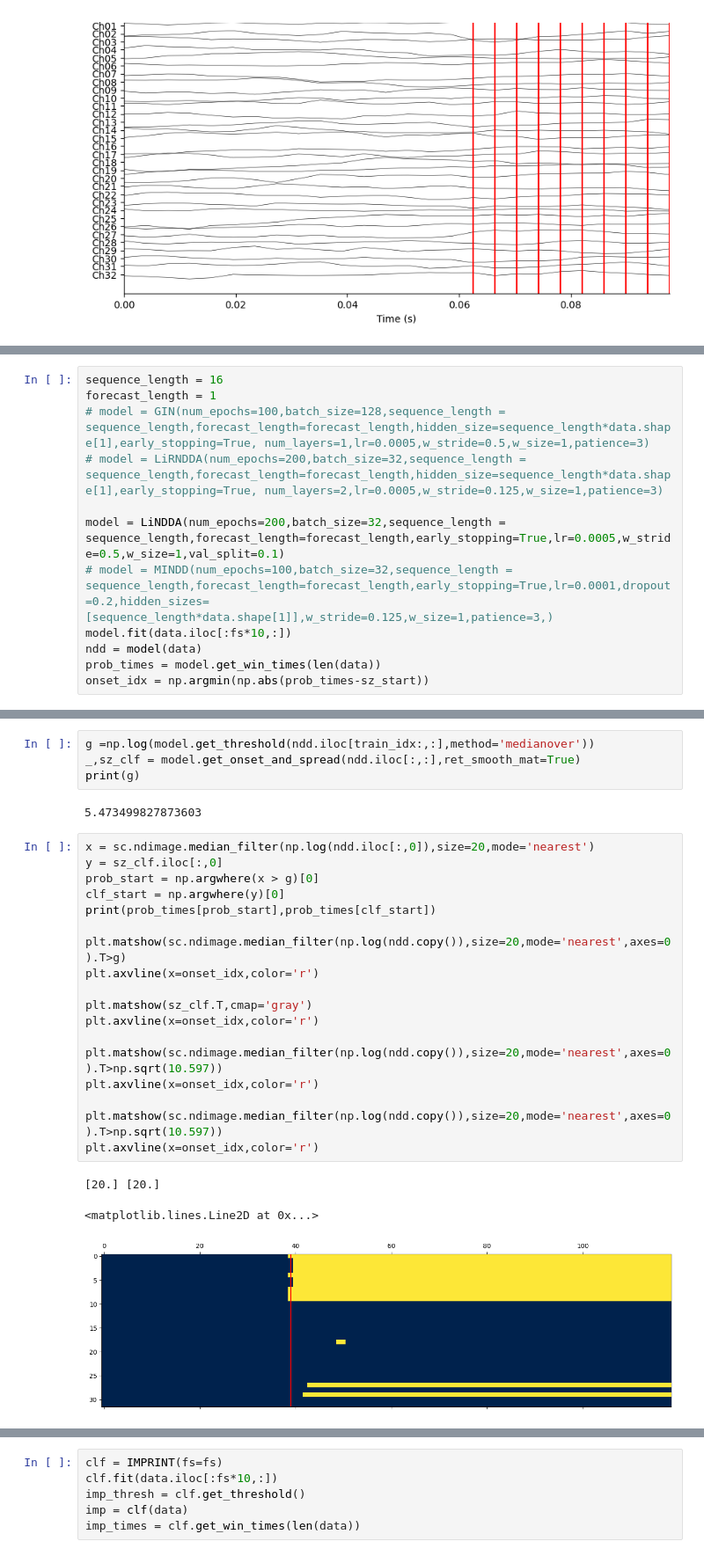
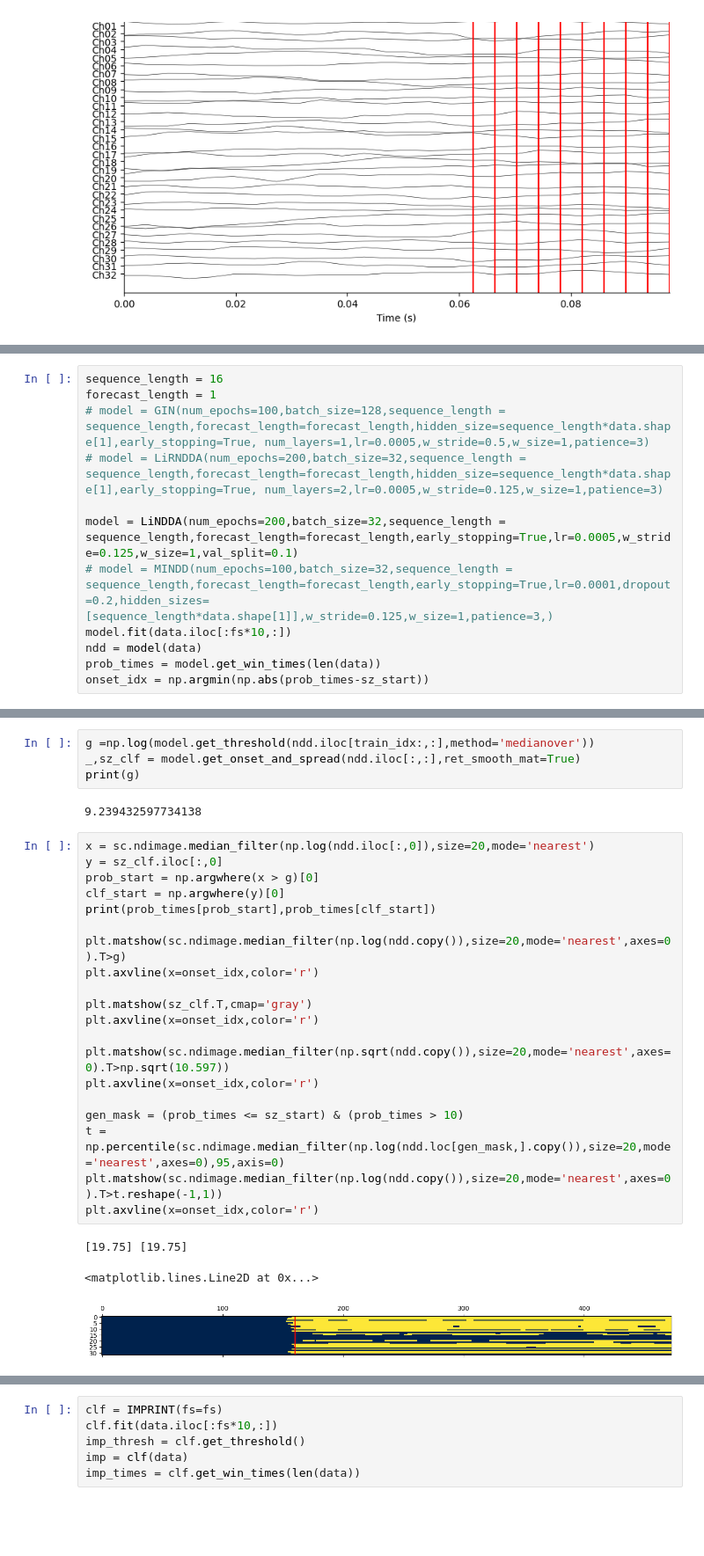
Before and after one commit to wojemann/DynaSD, a Jupyter notebook: examples/test_sim.ipynb, the cells around one changed output, grey strips where cells are left out. Shown at 88% size. Saved outputs shown, nothing was run; the diff lists cells and outputs as text; blank space fills up the shorter version.

```diff
--- a/examples/test_sim.ipynb
+++ b/examples/test_sim.ipynb
@@ -237,7 +237,7 @@ forecast_length = 1
 # model = GIN(num_epochs=100,batch_size=128,sequence_length = sequence_length,forecast_length=forecast_length,hidden_size=sequence_length*data.shape[1],early_stopping=True, num_layers=1,lr=0.0005,w_stride=0.5,w_size=1,patience=3)
 # model = LiRNDDA(num_epochs=200,batch_size=32,sequence_length = sequence_length,forecast_length=forecast_length,hidden_size=sequence_length*data.shape[1],early_stopping=True, num_layers=2,lr=0.0005,w_stride=0.125,w_size=1,patience=3)
 
-model = LiNDDA(num_epochs=200,batch_size=32,sequence_length = sequence_length,forecast_length=forecast_length,early_stopping=True,lr=0.0005,w_stride=0.5,w_size=1,val_split=0.1)
+model = LiNDDA(num_epochs=200,batch_size=32,sequence_length = sequence_length,forecast_length=forecast_length,early_stopping=True,lr=0.0005,w_stride=0.125,w_size=1,val_split=0.1)
 # model = MINDD(num_epochs=100,batch_size=32,sequence_length = sequence_length,forecast_length=forecast_length,early_stopping=True,lr=0.0001,dropout=0.2,hidden_sizes=[sequence_length*data.shape[1]],w_stride=0.125,w_size=1,patience=3,)
 model.fit(data.iloc[:fs*10,:])
 ndd = model(data)
@@ -265,26 +265,28 @@ g =np.log(model.get_threshold(ndd.iloc[train_idx:,:],method='medianover'))
 _,sz_clf = model.get_onset_and_spread(ndd.iloc[:,:],ret_smooth_mat=True)
 print(g)
 # %% [output]
-5.473499827873603
+9.239432597734138
 # %%
 x = sc.ndimage.median_filter(np.log(ndd.iloc[:,0]),size=20,mode='nearest')
 y = sz_clf.iloc[:,0]
 prob_start = np.argwhere(x > g)[0]
 clf_start = np.argwhere(y)[0]
 print(prob_times[prob_start],prob_times[clf_start])
 
 plt.matshow(sc.ndimage.median_filter(np.log(ndd.copy()),size=20,mode='nearest',axes=0).T>g)
 plt.axvline(x=onset_idx,color='r')
 
 plt.matshow(sz_clf.T,cmap='gray')
 plt.axvline(x=onset_idx,color='r')
 
-plt.matshow(sc.ndimage.median_filter(np.log(ndd.copy()),size=20,mode='nearest',axes=0).T>np.sqrt(10.597))
+plt.matshow(sc.ndimage.median_filter(np.sqrt(ndd.copy()),size=20,mode='nearest',axes=0).T>np.sqrt(10.597))
 plt.axvline(x=onset_idx,color='r')
 
-plt.matshow(sc.ndimage.median_filter(np.log(ndd.copy()),size=20,mode='nearest',axes=0).T>np.sqrt(10.597))
+gen_mask = (prob_times <= sz_start) & (prob_times > 10)
+t = np.percentile(sc.ndimage.median_filter(np.log(ndd.loc[gen_mask,].copy()),size=20,mode='nearest',axes=0),95,axis=0)
+plt.matshow(sc.ndimage.median_filter(np.log(ndd.copy()),size=20,mode='nearest',axes=0).T>t.reshape(-1,1))
 plt.axvline(x=onset_idx,color='r')
 # %% [output]
-[20.] [20.]
+[19.75] [19.75]
 <matplotlib.lines.Line2D at 0x...>
-[figure, old version]
+[figure, new version]
```
Also changed, not shown: parts of 9 cells of this notebook, 3 other files.
